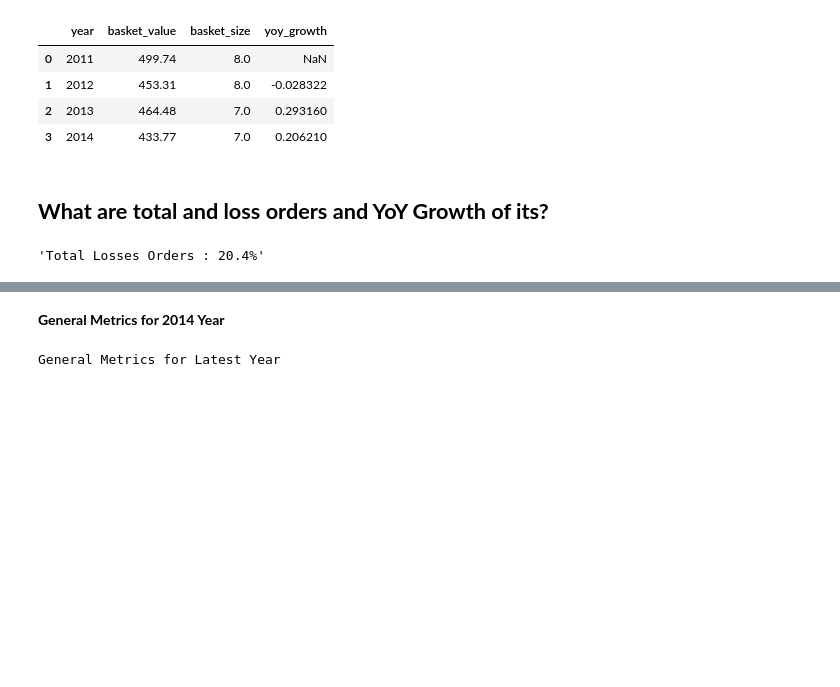
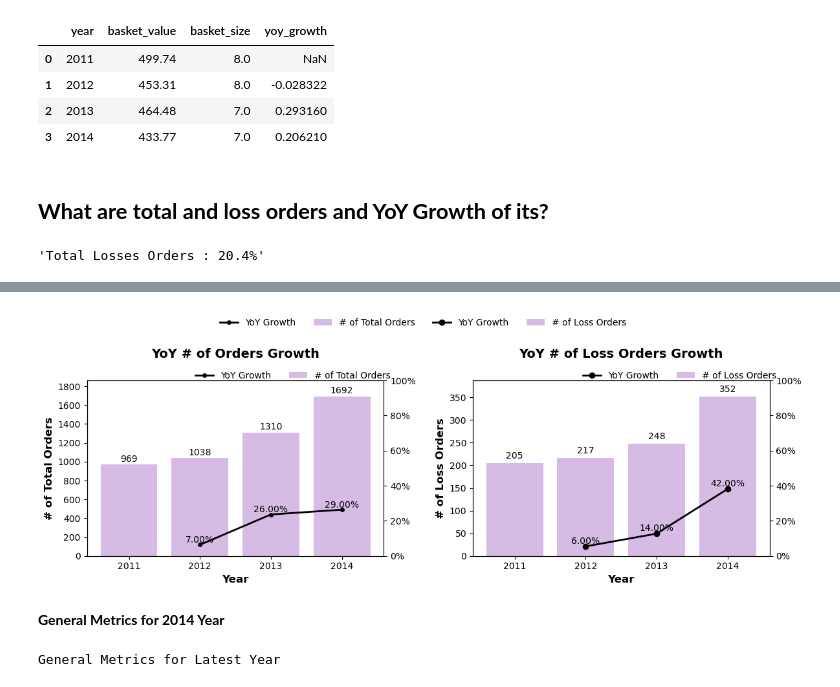
Before and after one commit to annugit1655/Global-Superstore-Project, a Jupyter notebook: notebooks/order-return-US-sales-analysis.ipynb, the cells around one changed output, grey strips where cells are left out. Drawn from its saved outputs; the diff is of its cells as text; code cells hidden in the pictures; blank space fills up the shorter version.

```diff
--- a/notebooks/order-return-US-sales-analysis.ipynb
+++ b/notebooks/order-return-US-sales-analysis.ipynb
@@ -2154,3 +2104,91 @@ orders_df = (
 # Compute YoY growth of total and loss orders
 orders_df['yoy_orders'] = orders_df['total_orders'].pct_change().round(2)
 orders_df['yoy_losses'] = orders_df['loss_orders'].pct_change().round(2)
+# %%
+# Visualization of total and loss orders
+scale_total = orders_df['total_orders'].max()
+scale_loss = orders_df['loss_orders'].max()
+
+# plot 1 : Total Orders
+fig, ax = plt.subplots(1, 2, figsize=(12, 4))
+ax = ax.flatten()
+
+# bar plot for total orders
+ax[0].bar(orders_df['year'], orders_df['total_orders'],
+          color='#812daf52', label='# of Total Orders')
+
+# Line + point plot for YoY growth
+ax[0].plot(orders_df['year'], orders_df['yoy_orders'] * scale_total,
+           lw=2, ls='solid', color='k', marker='o', markersize=4, label='YoY Growth')
+
+# Format x-axis and y-axis
+ax[0].set_xticks([2011, 2012, 2013, 2014])
+ax[0].set_xticklabels([2011, 2012, 2013, 2014])
+ax[0].set_ylim((0, scale_total*1.1))
+ax[0].set_yticks(np.arange(0, scale_total*1.1, 200))
+
+# Add Secondary-axis for YoY
+ax1 = ax[0].twinx()
+ax1.set_yticklabels([f"{val:.0%}" for val in ax1.get_yticks()])
+
+# Add label and title
+ax[0].set_ylabel("# of Total Orders", fontsize=12, fontweight='bold')
+ax[0].set_xlabel('Year',fontsize=12, fontweight='bold')
+ax[0].set_title('YoY # of Orders Growth', fontsize=14, fontweight='bold', y=1.10)
+
+
+# Plot 2: Loss Orders
+# bar plot for loss orders
+ax[1].bar(orders_df['year'], orders_df['loss_orders'],
+          color='#812daf52', label = '# of Loss Orders')
+# Line + point for YoY growth
+ax[1].plot(orders_df['year'], orders_df['yoy_losses'] * scale_loss,
+           lw=2, ls='solid', color='k', marker='o', markersize=6, label='YoY Growth')
+
+# Format x-axis and y-axis
+ax[1].set_xticks([2011, 2012, 2013, 2014])
+ax[1].set_xticklabels([2011, 2012, 2013, 2014])
+ax[1].set_ylim((0, scale_loss * 1.1))
+ax[1].set_yticks(np.arange(0, scale_loss * 1.1, 50))
+
+# Add Secondary-axis for YoY
+ax2 = ax[1].twinx()
+ax2.set_yticklabels([f"{val:.0%}" for val in ax2.get_yticks()])
+
+# Add label and title
+ax[1].set_ylabel("# of Loss Orders", fontsize=12, fontweight='bold')
+ax[1].set_xlabel('Year',fontsize=12, fontweight='bold')
+ax[1].set_title('YoY # of Loss Orders Growth', fontsize=14, fontweight='bold', y=1.10)
+
+# Add text label for orders, loss orders and its yoy growth
+for i, row in orders_df.iterrows():
+    ax[0].text(
+        row['year'], row['total_orders'] + 10,
+        f"{row['total_orders']:.0f}", ha='center', va='bottom',
+        fontsize=10, color='k'
+    )
+    ax[0].text(
+        row['year'], row['yoy_orders'] * scale_total + 100,
+        f"{row['yoy_orders']*100:.2f}%", ha='center',va ='top',
+        fontsize=10, color='k'
+    )
+    ax[1].text(
+        row['year'], row['loss_orders'] + 5,
+        f"{row['loss_orders']:.0f}", ha='center', va='bottom',
+        fontsize=10, color='k'
+    )
+    ax[1].text(
+        row['year'], row['yoy_losses'] * scale_loss + 22,
+        f"{row['yoy_losses']*100:.2f}%", ha='center',va ='top',
+        fontsize=10, color='k'
+    )
+
+# Add legend
+ax[0].legend(loc='upper right', bbox_to_anchor=(1.05, 1.10), ncols=2, frameon=False)
+ax[1].legend(loc='upper right', bbox_to_anchor=(1.05, 1.10), ncols=2, frameon=False)
+
+# Add layout
+plt.tight_layout()
+plt.subplots_adjust(wspace=0.3, hspace=0.3)
+plt.show()
+# %% [output]
@@ -2157,3 +2199,4 @@ orders_df['yoy_losses'] = orders_df['loss_orders'].pct_change().round(2)
+[figure, added]
 # %% [markdown]
 **General Metrics for 2014 Year**
 # %%
```
Also changed, not shown: parts of 9 cells of this notebook.
